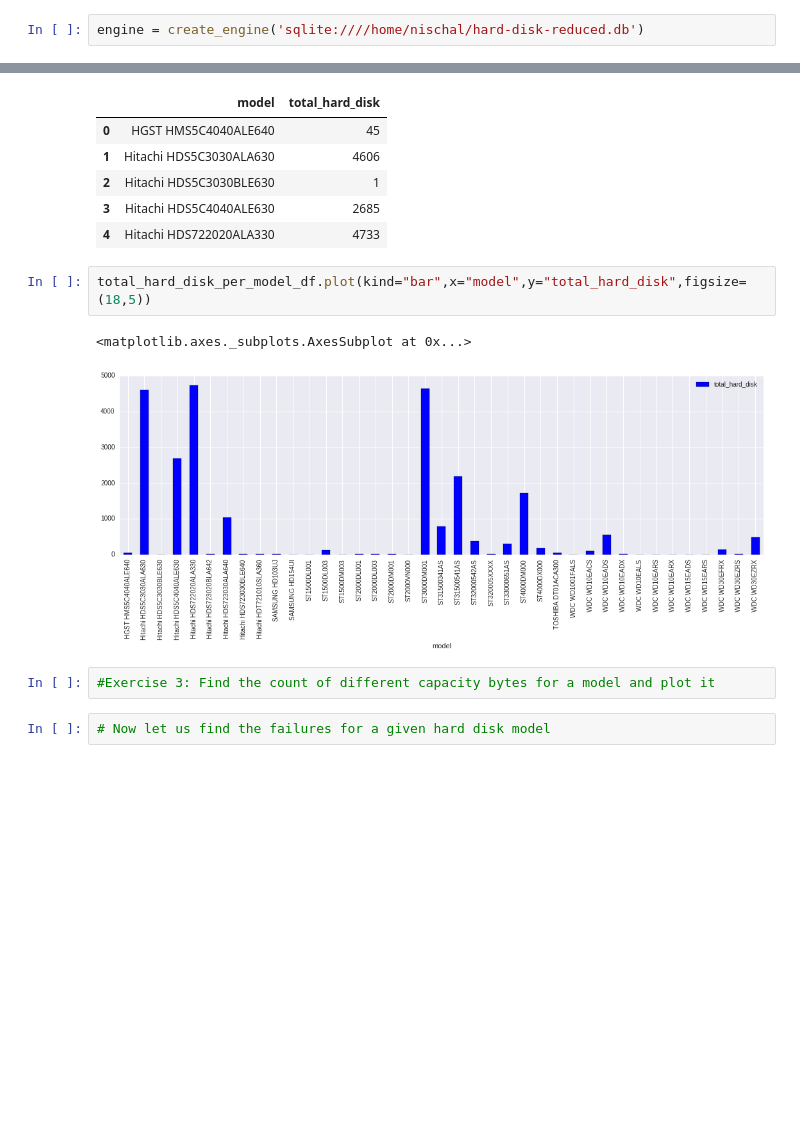
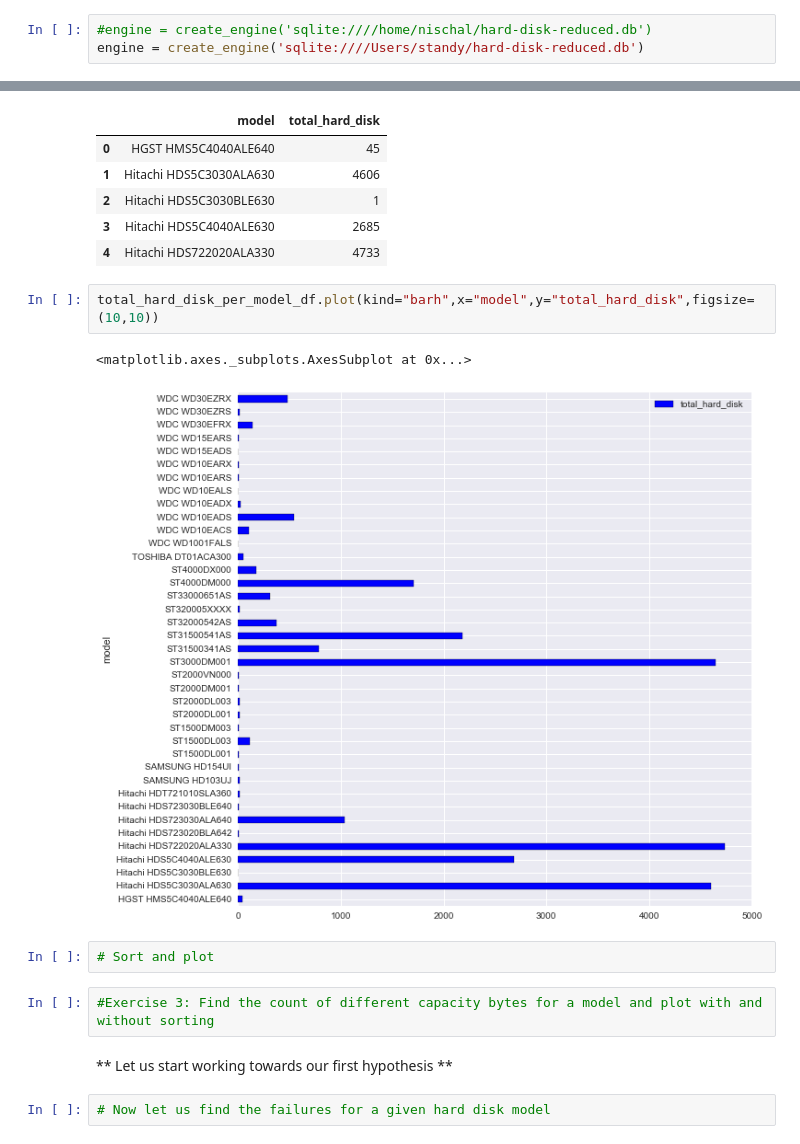
Before and after one commit to ababook/intro-python-data-science, a Jupyter notebook: hard-disk/Explore.ipynb, the cells around one changed output, grey strips where cells are left out. Drawn from its saved outputs; the diff is of its cells as text; blank space fills up the shorter version.

```diff
--- a/hard-disk/Explore.ipynb
+++ b/hard-disk/Explore.ipynb
@@ -18,7 +18,8 @@ import seaborn as sns
 # %%
 %matplotlib inline
 # %%
-engine = create_engine('sqlite:////home/nischal/hard-disk-reduced.db')
+#engine = create_engine('sqlite:////home/nischal/hard-disk-reduced.db')
+engine = create_engine('sqlite:////Users/standy/hard-disk-reduced.db')
 # %%
 data_sneak_peek_df = pd.read_sql_query(sql='''SELECT * FROM DATA limit 10''',con=engine)
 # %%
@@ -74,12 +76,16 @@ total_hard_disk_per_model_df.head()
 | 3 | Hitachi HDS5C4040ALE630 | 2685 |
 | 4 | Hitachi HDS722020ALA330 | 4733 |
 # %%
-total_hard_disk_per_model_df.plot(kind="bar",x="model",y="total_hard_disk",figsize=(18,5))
+total_hard_disk_per_model_df.plot(kind="barh",x="model",y="total_hard_disk",figsize=(10,10))
 # %% [output]
 <matplotlib.axes._subplots.AxesSubplot at 0x...>
-[figure, old version]
+[figure, new version]
+# %%
+# Sort and plot
 # %%
-#Exercise 3: Find the count of different capacity bytes for a model and plot it
+#Exercise 3: Find the count of different capacity bytes for a model and plot with and without sorting
+# %% [markdown]
+** Let us start working towards our first hypothesis **
 # %%
 # Now let us find the failures for a given hard disk model
 # %%
```
Also changed, not shown: parts of 1 cell of this notebook, 3 other files.
